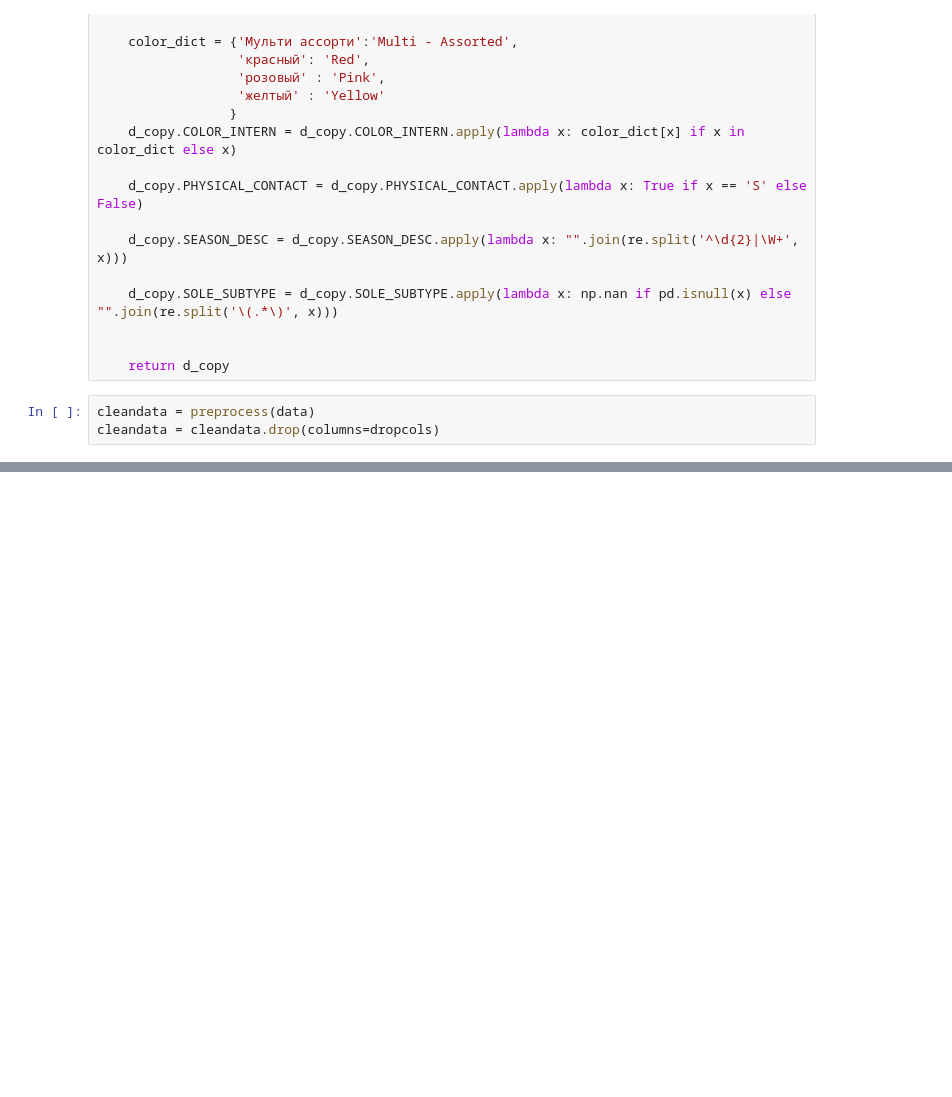
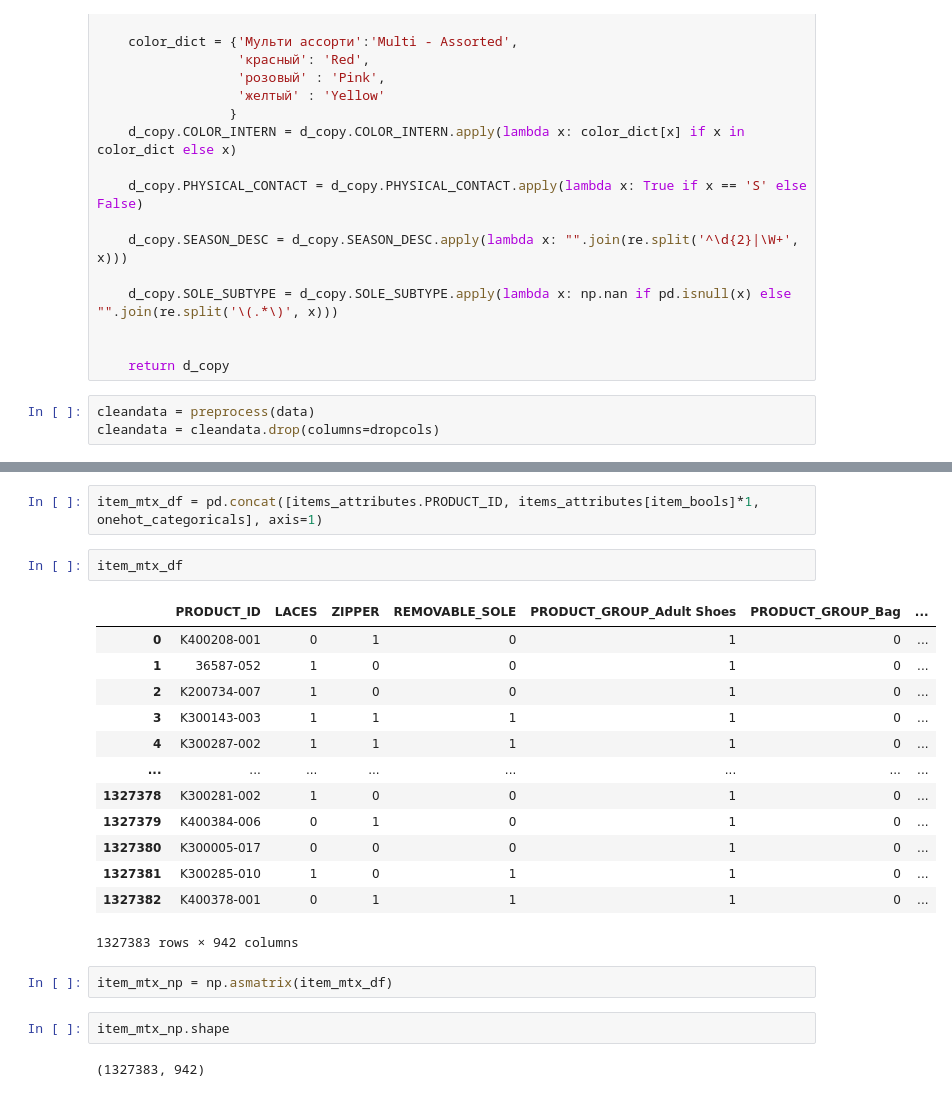
Before and after one commit to LiviReka/CamperRecommender, a Jupyter notebook: dataviz.ipynb, the cells around one changed output, grey strips where cells are left out. Saved outputs shown, nothing was run; the diff lists cells and outputs as text; blank space fills up the shorter version.

Commit message:
with shape

```diff
--- a/dataviz.ipynb
+++ b/dataviz.ipynb
@@ -130,0 +147,24 @@ pd.get_dummies(items_attributes.SOLE_TYPE)
+# %%
+item_mtx_df = pd.concat([items_attributes.PRODUCT_ID, items_attributes[item_bools]*1, onehot_categoricals], axis=1)
+# %%
+item_mtx_df
+# %% [output]
+|  | PRODUCT_ID | LACES | ZIPPER | REMOVABLE_SOLE | PRODUCT_GROUP_Adult Shoes | PRODUCT_GROUP_Bag | ... |
+| 0 | K400208-001 | 0 | 1 | 0 | 1 | 0 | ... |
+| 1 | 36587-052 | 1 | 0 | 0 | 1 | 0 | ... |
+| 2 | K200734-007 | 1 | 0 | 0 | 1 | 0 | ... |
+| 3 | K300143-003 | 1 | 1 | 1 | 1 | 0 | ... |
+| 4 | K300287-002 | 1 | 1 | 1 | 1 | 0 | ... |
+| ... | ... | ... | ... | ... | ... | ... | ... |
+| 1327378 | K300281-002 | 1 | 0 | 0 | 1 | 0 | ... |
+| 1327379 | K400384-006 | 0 | 1 | 0 | 1 | 0 | ... |
+| 1327380 | K300005-017 | 0 | 0 | 0 | 1 | 0 | ... |
+| 1327381 | K300285-010 | 1 | 0 | 1 | 1 | 0 | ... |
+| 1327382 | K400378-001 | 0 | 1 | 1 | 1 | 0 | ... |
+1327383 rows × 942 columns
+# %%
+item_mtx_np = np.asmatrix(item_mtx_df)
+# %%
+item_mtx_np.shape
+# %% [output]
+(1327383, 942)
```
Also changed, not shown: parts of 4 cells of this notebook.
